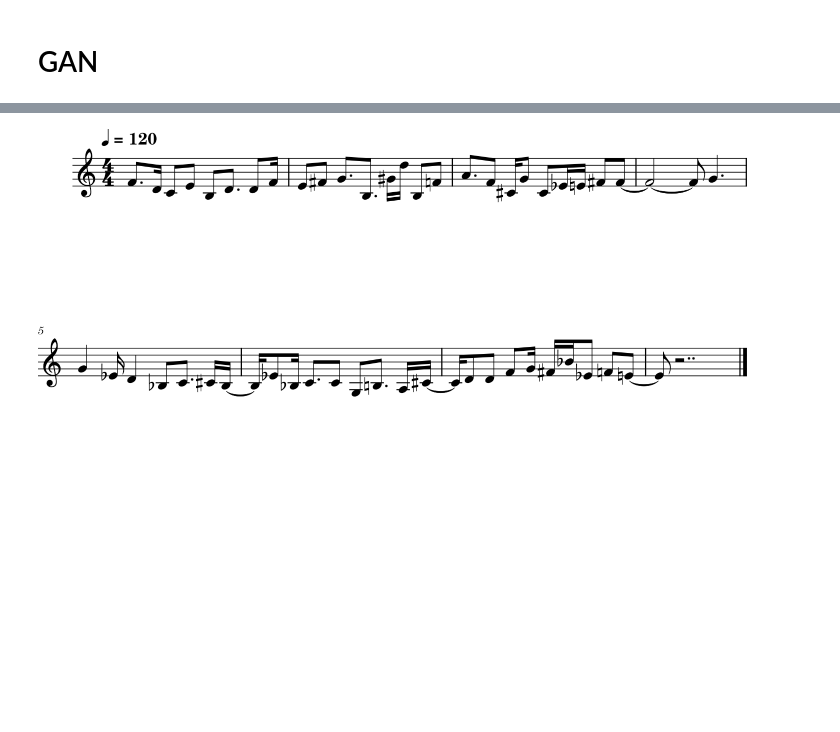
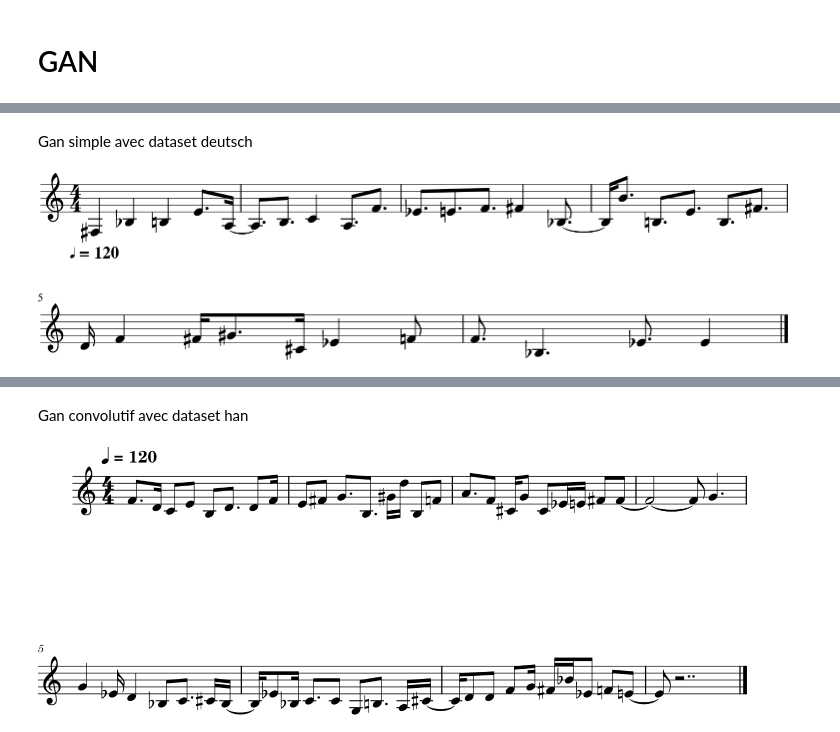
Before and after one commit to Hel88/MelodyGenerator, a Jupyter notebook: generated_melodies/Listen.ipynb, the cells around one changed output, grey strips where cells are left out. Cells and saved outputs as stored; diff of their text form; code cells hidden in the pictures; blank space fills up the shorter version.

```diff
--- a/generated_melodies/Listen.ipynb
+++ b/generated_melodies/Listen.ipynb
@@ -135,0 +143,6 @@ listenTo("RNN-LSTM/ahVousDiraisJeMaman/deutsch-25.midi")
+# %% [markdown]
+Gan simple avec dataset deutsch
+# %%
+listenTo("GAN/gan_simple_deutsch.mid")
+# %% [output]
+[figure, added]
@@ -136,3 +150,5 @@ listenTo("RNN-LSTM/ahVousDiraisJeMaman/deutsch-25.midi")
+# %% [markdown]
+Gan convolutif avec dataset han
 # %%
 listenTo("GAN/gan_conv.mid")
 # %% [output]
```
Also changed, not shown: parts of 5 cells of this notebook, 1 other file.
